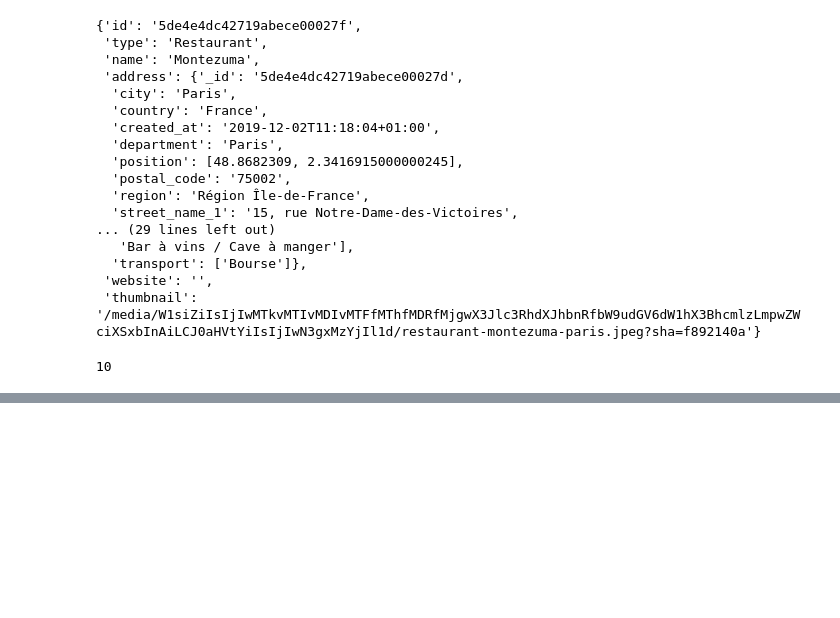
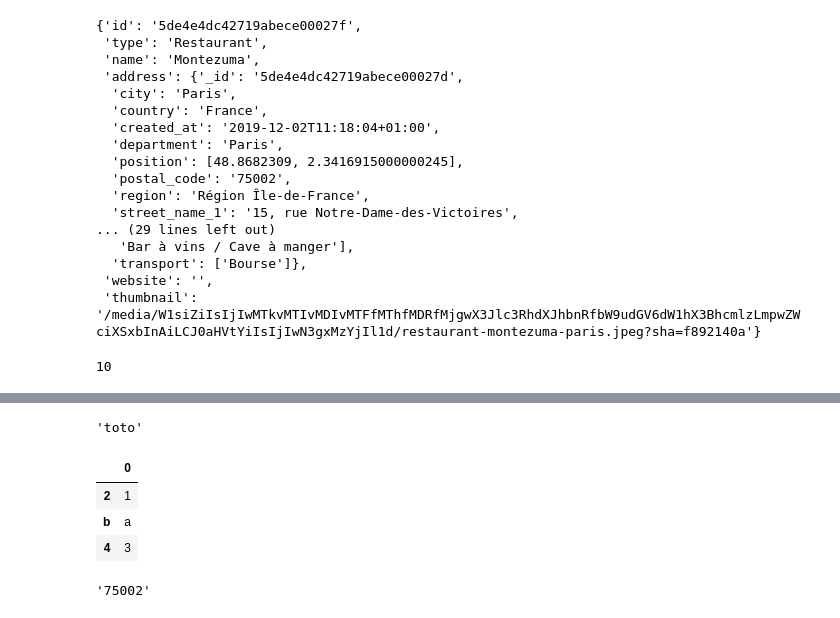
Before and after one commit to will0wee/projetFolium, a Jupyter notebook: Projet Folium.ipynb, the cells around one changed output, grey strips where cells are left out. Cells and saved outputs as stored; diff of their text form; code cells hidden in the pictures; blank space fills up the shorter version.

```diff
--- a/Projet Folium.ipynb
+++ b/Projet Folium.ipynb
@@ -94,0 +152,13 @@ len(le_fooding_facets)
+# %%
+test.loc[0, 'address']
+# %% [output]
+'toto'
+# %%
+test3 = pandas.DataFrame([1, 'a', 3], [2, 'b',4])
+# %%
+test3
+# %% [output]
+|  | 0 |
+| 2 | 1 |
+| b | a |
+| 4 | 3 |
@@ -94,0 +167,4 @@ len(le_fooding_facets)
+# %%
+test.iat[0, 3]['postal_code']
+# %% [output]
+'75002'
```
Also changed, not shown: parts of 17 cells of this notebook, 1 other file.
